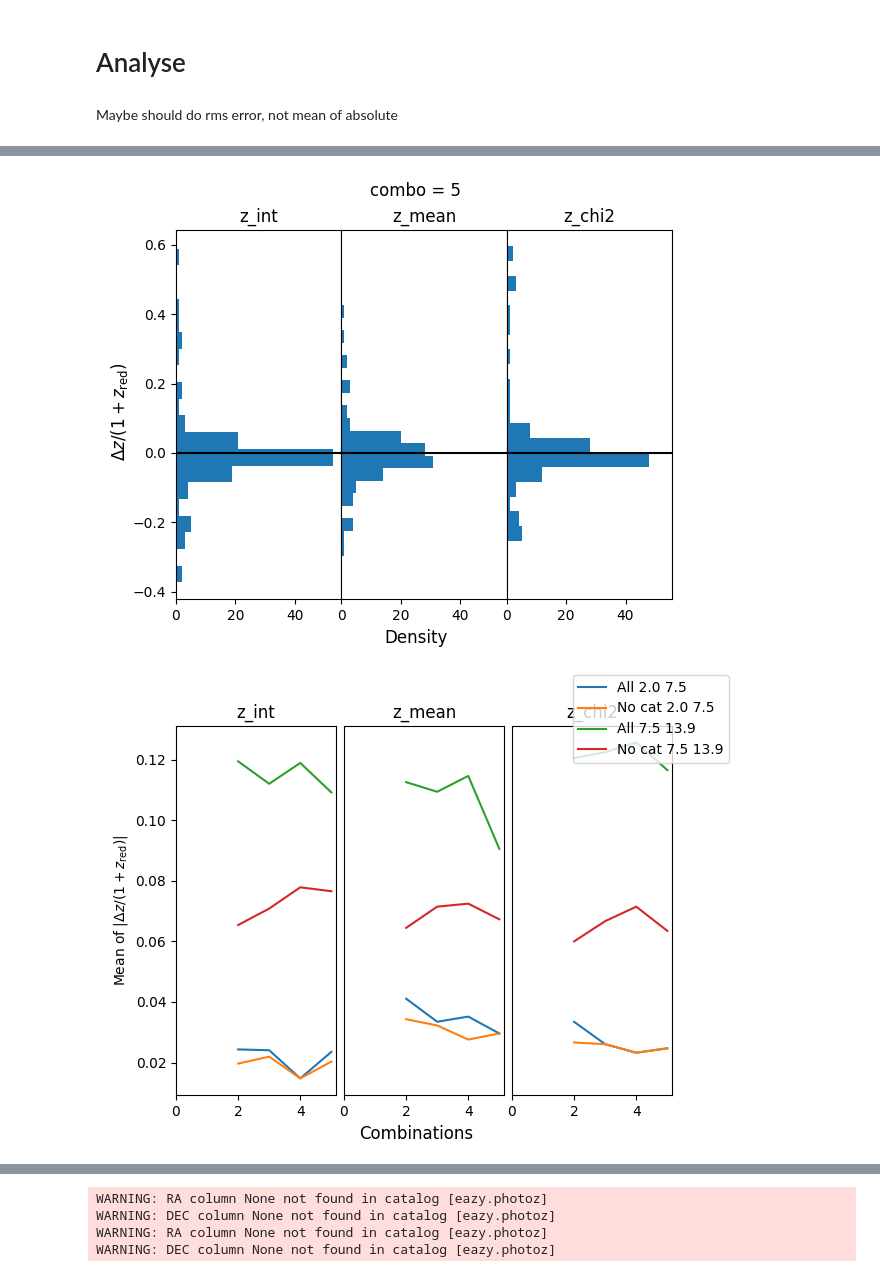
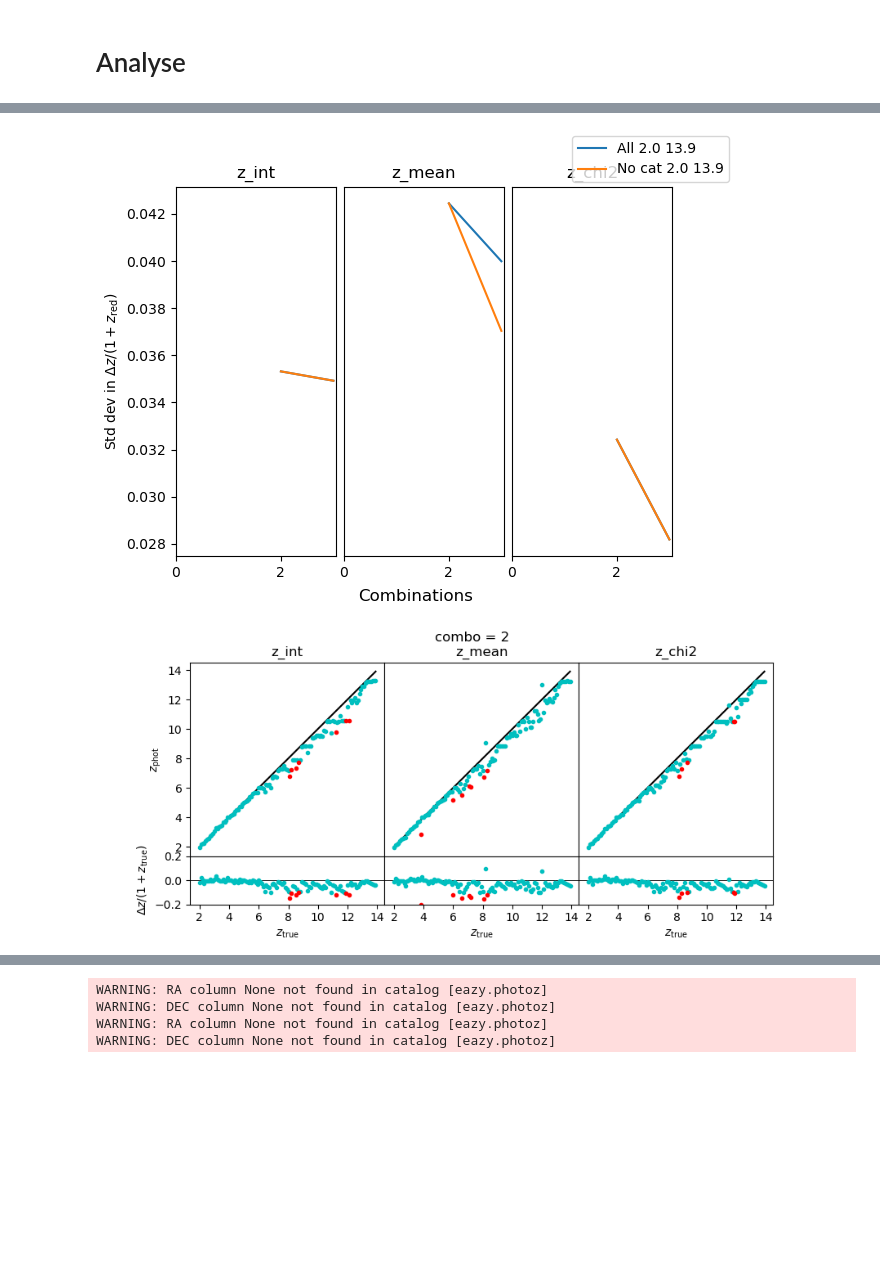
Before and after one commit to Firestorm4372/combo_galaxies_part_iii, a Jupyter notebook: notebook.ipynb, the cells around one changed output, grey strips where cells are left out. Cells and saved outputs as stored; diff of their text form; code cells hidden in the pictures; blank space fills up the shorter version.

Commit message:
Bug fixes on the new error handling, but overall is working, some bits to figure out still however

```diff
--- a/notebook.ipynb
+++ b/notebook.ipynb
@@ -131,12 +137,10 @@ fig = run.photoz.zphot_zspec(zmin=2, zmax=14)
 # %% [markdown]
 # Analyse
-# %% [markdown]
-Maybe should do rms error, not mean of absolute
 # %%
-ana = combo.analyse_data.Analyse('1_more_variation', '0_full_range')
+ana = combo.analyse_data.Analyse('1_more_variation', '2_new_error_handling')
 ana.combine()
 figs = ana.hist_errors_combo(bins=20)
-fig = ana.mean_abs_error_combo([7.5])
-fig = ana.stdev_error_combo([7.5])
+fig = ana.rms_error_combo()
+fig = ana.stdev_error_combo()
 figs = ana.zred_zphot()
 # %% [output]
@@ -146,2 +150,2 @@ figs = ana.zred_zphot()
-[figure, old version]
+[figure, new version]
-[figure, old version]
+[figure, new version]
```
Also changed, not shown: parts of 5 cells of this notebook, 1 other file.
